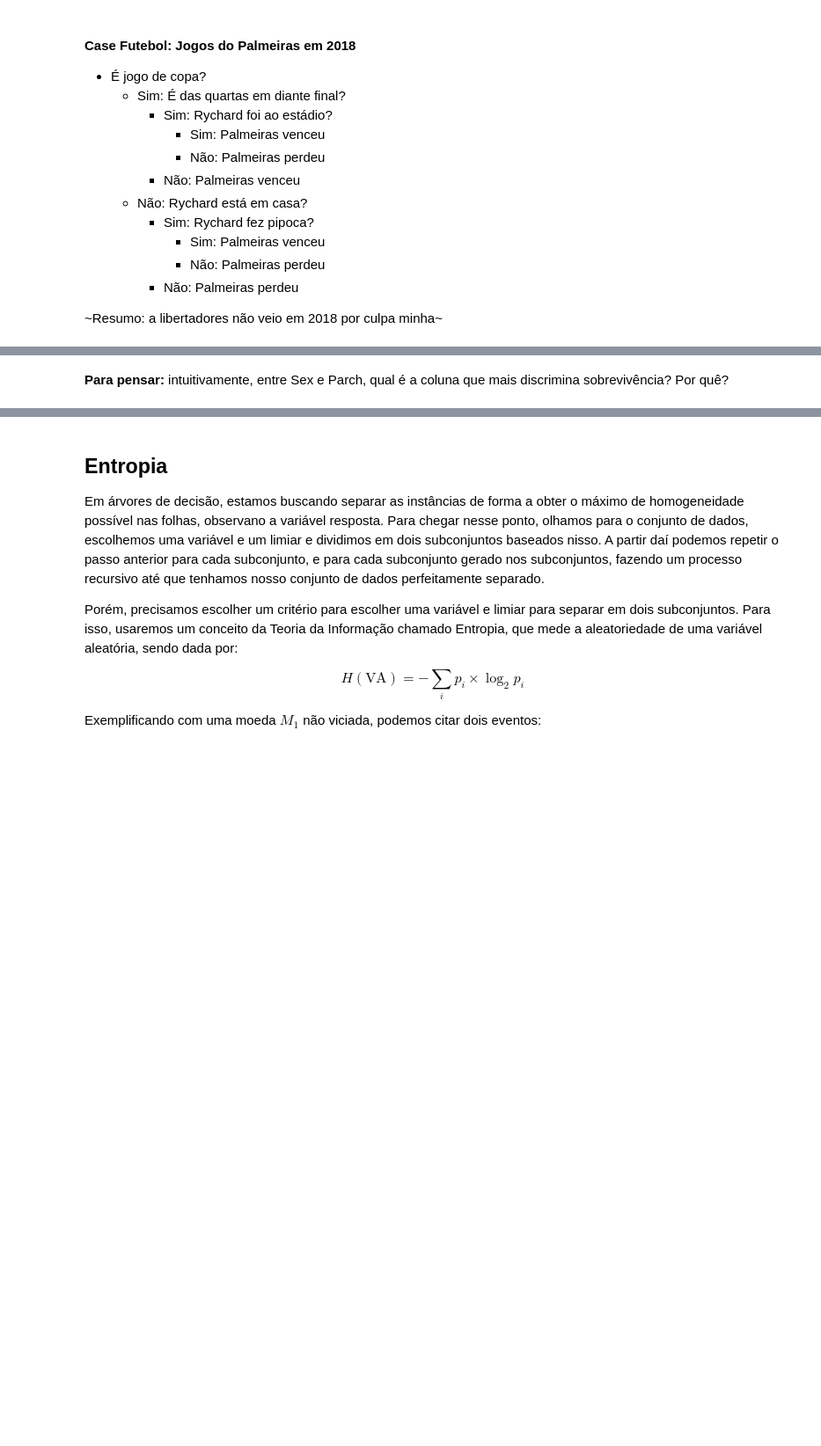
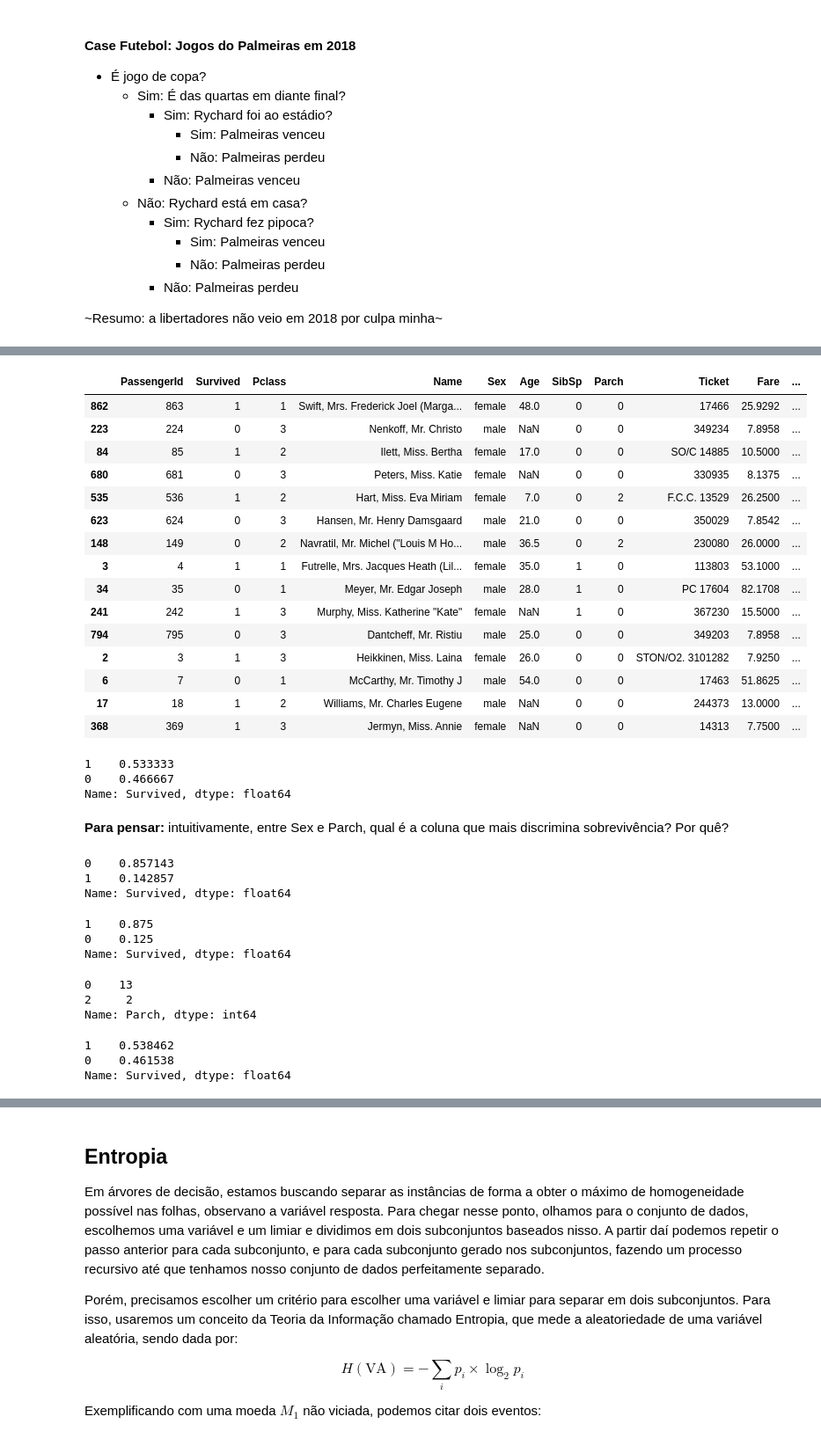
Before and after one commit to dehscardoso/lets-boti, a Jupyter notebook: 06 Machine Learning I/Aula 04/867_machine_learning_i_04.ipynb, the cells around one changed output, grey strips where cells are left out. Shown at 88% size. Drawn from its saved outputs; the diff is of its cells as text; code cells hidden in the pictures; blank space fills up the shorter version.

```diff
--- a/06 Machine Learning I/Aula 04/867_machine_learning_i_04.ipynb
+++ b/06 Machine Learning I/Aula 04/867_machine_learning_i_04.ipynb
@@ -32,5 +59,60 @@ Olhando para o exemplo da imagem a seguir, podemos ilustrar essa sequência: a r
 Porém, os testes que ocorrem nos atributos não são aleatórios: devem ser entendidos como funções de custo que buscam otimizar a homogeneidade de suas subpopulações. Queremos fazer com que cada subpopulação de cada nó esteja cada vez mais homogêneo possível, até chegar a folha, usando para isso uma estratégia de dividir para conquistar.
 
 Vamos tomar como base uma amostra da tabela do Titanic:
+# %%
+import pandas as pd
+
+df = pd.read_csv('dados/titanic.csv')
+
+df_amostra = df.sample(15, random_state = 1)
+
+df_amostra
+# %% [output]
+|  | PassengerId | Survived | Pclass | Name | Sex | Age | SibSp | Parch | Ticket | Fare | ... |
+| 862 | 863 | 1 | 1 | Swift, Mrs. Frederick Joel (Marga... | female | 48.0 | 0 | 0 | 17466 | 25.9292 | ... |
+| 223 | 224 | 0 | 3 | Nenkoff, Mr. Christo | male | NaN | 0 | 0 | 349234 | 7.8958 | ... |
+| 84 | 85 | 1 | 2 | Ilett, Miss. Bertha | female | 17.0 | 0 | 0 | SO/C 14885 | 10.5000 | ... |
+| 680 | 681 | 0 | 3 | Peters, Miss. Katie | female | NaN | 0 | 0 | 330935 | 8.1375 | ... |
+| 535 | 536 | 1 | 2 | Hart, Miss. Eva Miriam | female | 7.0 | 0 | 2 | F.C.C. 13529 | 26.2500 | ... |
+| 623 | 624 | 0 | 3 | Hansen, Mr. Henry Damsgaard | male | 21.0 | 0 | 0 | 350029 | 7.8542 | ... |
+| 148 | 149 | 0 | 2 | Navratil, Mr. Michel ("Louis M Ho... | male | 36.5 | 0 | 2 | 230080 | 26.0000 | ... |
+| 3 | 4 | 1 | 1 | Futrelle, Mrs. Jacques Heath (Lil... | female | 35.0 | 1 | 0 | 113803 | 53.1000 | ... |
+| 34 | 35 | 0 | 1 | Meyer, Mr. Edgar Joseph | male | 28.0 | 1 | 0 | PC 17604 | 82.1708 | ... |
+| 241 | 242 | 1 | 3 | Murphy, Miss. Katherine "Kate" | female | NaN | 1 | 0 | 367230 | 15.5000 | ... |
+| 794 | 795 | 0 | 3 | Dantcheff, Mr. Ristiu | male | 25.0 | 0 | 0 | 349203 | 7.8958 | ... |
+| 2 | 3 | 1 | 3 | Heikkinen, Miss. Laina | female | 26.0 | 0 | 0 | STON/O2. 3101282 | 7.9250 | ... |
+| 6 | 7 | 0 | 1 | McCarthy, Mr. Timothy J | male | 54.0 | 0 | 0 | 17463 | 51.8625 | ... |
+| 17 | 18 | 1 | 2 | Williams, Mr. Charles Eugene | male | NaN | 0 | 0 | 244373 | 13.0000 | ... |
+| 368 | 369 | 1 | 3 | Jermyn, Miss. Annie | female | NaN | 0 | 0 | 14313 | 7.7500 | ... |
+# %%
+df_amostra.Survived.value_counts(normalize = True)
+# %% [output]
+1    0.533333
+0    0.466667
+Name: Survived, dtype: float64
 # %% [markdown]
 **Para pensar:** intuitivamente, entre Sex e Parch, qual é a coluna que mais discrimina sobrevivência? Por quê?
+# %%
+df_amostra[df_amostra.Sex == 'male'].Survived.value_counts(normalize = True)
+# %% [output]
+0    0.857143
+1    0.142857
+Name: Survived, dtype: float64
+# %%
+df_amostra[df_amostra.Sex == 'female'].Survived.value_counts(normalize = True)
+# %% [output]
+1    0.875
+0    0.125
+Name: Survived, dtype: float64
+# %%
+df_amostra.Parch.value_counts()
+# %% [output]
+0    13
+2     2
+Name: Parch, dtype: int64
+# %%
+df_amostra[df_amostra.Parch == 0].Survived.value_counts(normalize = True)
+# %% [output]
+1    0.538462
+0    0.461538
+Name: Survived, dtype: float64
```
Also changed, not shown: parts of 55 cells of this notebook, 15 other files.
